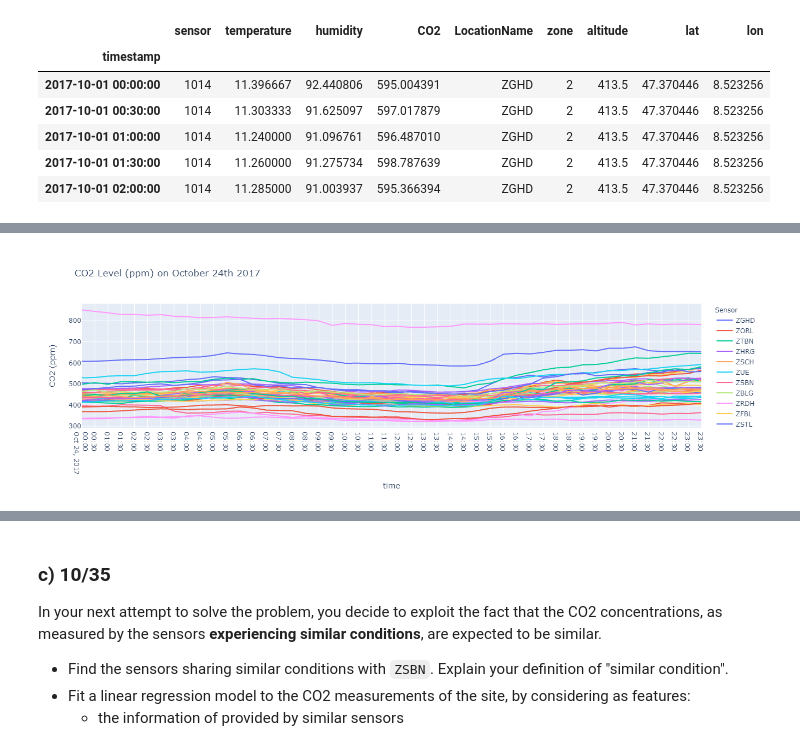
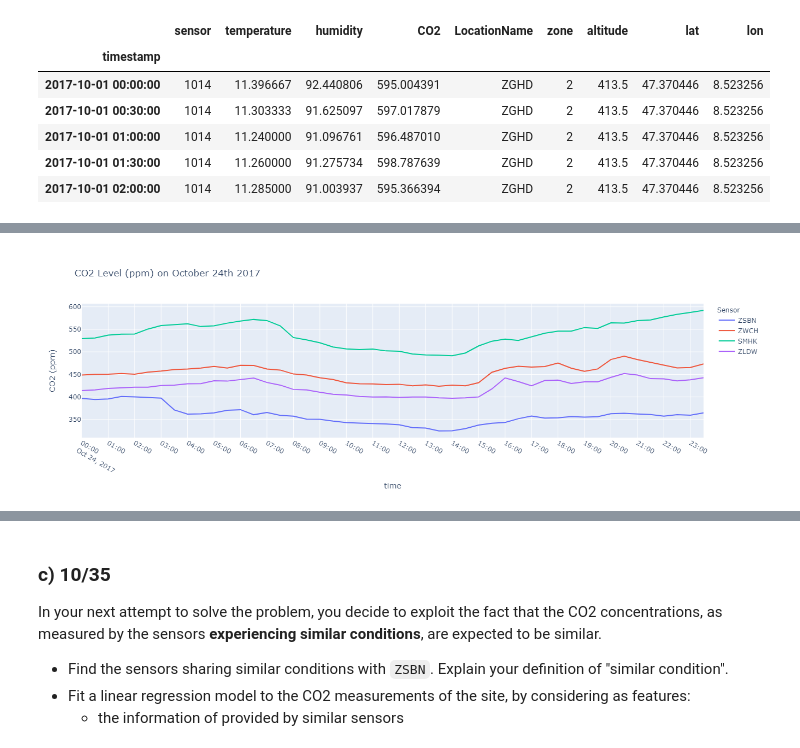
Before and after one commit to ayman-mezghani/dslab-hw1-Data_Science_with_CO2, a Jupyter notebook: notebooks/DSLab-homework1.ipynb, the cells around one changed output, grey strips where cells are left out. Cells and saved outputs as stored; diff of their text form; code cells hidden in the pictures.

```diff
--- a/notebooks/DSLab-homework1.ipynb
+++ b/notebooks/DSLab-homework1.ipynb
@@ -367,25 +240,23 @@ metadata
 # %%
 df_oct_24 = final_df[final_df.index.day == 24]
-df_sensor = df_oct_24[df_oct_24['LocationName'] == 'ZGHD']
-df_comparison = df_oct_24[df_oct_24['LocationName'].isin(['ZGHD','ZLDW','SMHK','ZWCH'])]
+df_comparison = df_oct_24[df_oct_24['LocationName'].isin(['ZSBN','ZLDW','SMHK','ZWCH'])]
 # %%
-fig = px.line(df_oct_24,
+fig = px.line(df_comparison,
             y='CO2',
             color='LocationName',
             labels={
                 'timestamp':'time',
                 'CO2':'CO2 (ppm)',
                 'LocationName':'Sensor'
             },
             title='CO2 Level (ppm) on October 24th 2017'
            )
 fig.update_xaxes(
-    dtick=30*60*1000
-    #,ticklabelmode='period'
+    dtick=60*60*1000
 )
 fig.update_layout(
     hovermode='x unified'
 )
 fig.show()
 # %% [output]
-[figure, old version]
+[figure, new version]
```
Also changed, not shown: parts of 19 cells of this notebook.
